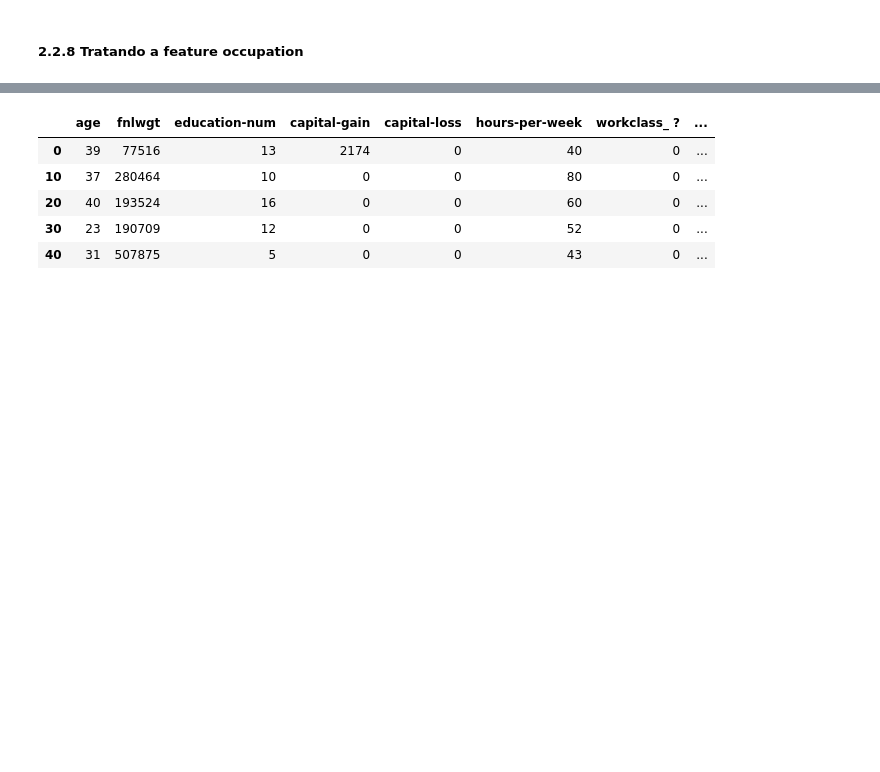
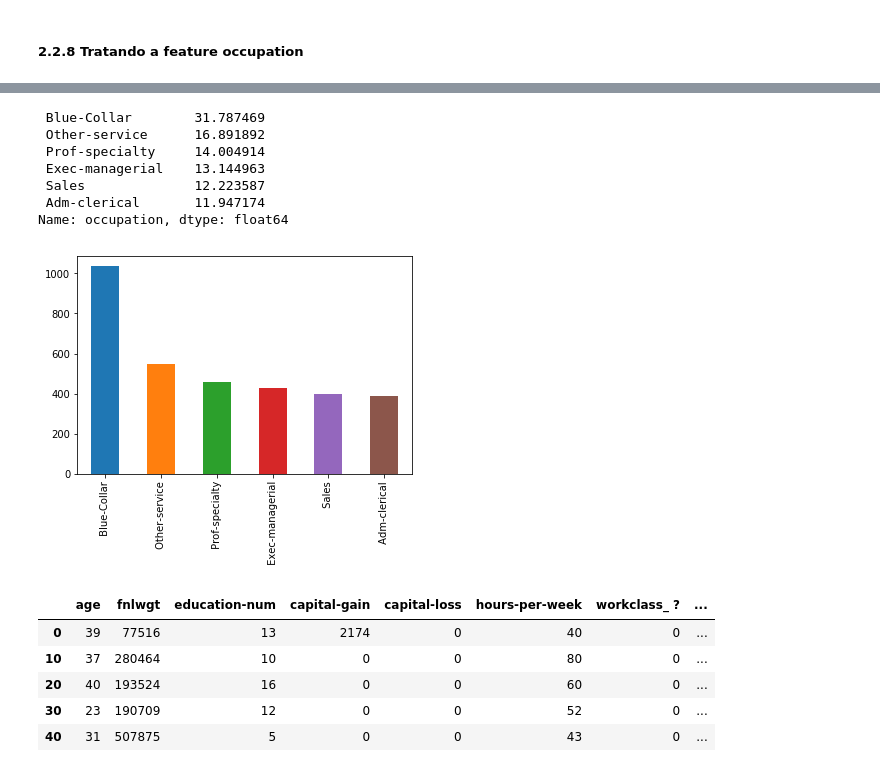
Before and after one commit to gustavo-mn/adult-dataset, a Jupyter notebook: Trabalho.ipynb, the cells around one changed output, grey strips where cells are left out. Cells and saved outputs as stored; diff of their text form; code cells hidden in the pictures; blank space fills up the shorter version.

```diff
--- a/Trabalho.ipynb
+++ b/Trabalho.ipynb
@@ -414,3 +512,25 @@ Name: occupation, dtype: float64
+# %%
+# Tratando a feature occupation
+
+for idx in training_data_categorical.index.values:
+    occupation_str = str.strip(training_data_categorical.at[idx, 'occupation'])
+    if occupation_str in {'Craft-repair', 'Machine-op-inspct', 'Transport-moving', 'Handlers-cleaners', 'Tech-support'}:
+        training_data_categorical.at[idx,'occupation'] = ' Blue-Collar'
+    elif occupation_str in {'Priv-house-serv', 'Protective-serv', 'Farming-fishing', 'Armed-Forces', 'Other-service'}:
+        training_data_categorical.at[idx,'occupation'] = ' Other-service'
+
+print((training_data_categorical['occupation'].value_counts()/training_data_categorical.shape[0])*100)
+training_data_categorical['occupation'].value_counts().plot.bar()
+plt.show()
+# %% [output]
+ Blue-Collar        31.787469
+ Other-service      16.891892
+ Prof-specialty     14.004914
+ Exec-managerial    13.144963
+ Sales              12.223587
+ Adm-clerical       11.947174
+Name: occupation, dtype: float64
+[figure, added]
 # %%
 # Dividindo as variáveis categóricas restantes em dummies
 
```
Also changed, not shown: parts of 12 cells of this notebook, 6 other files.
